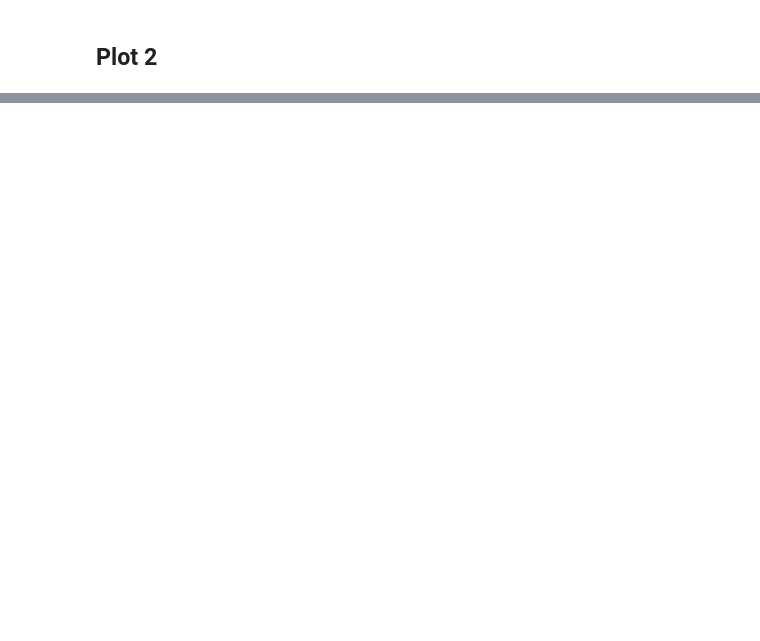
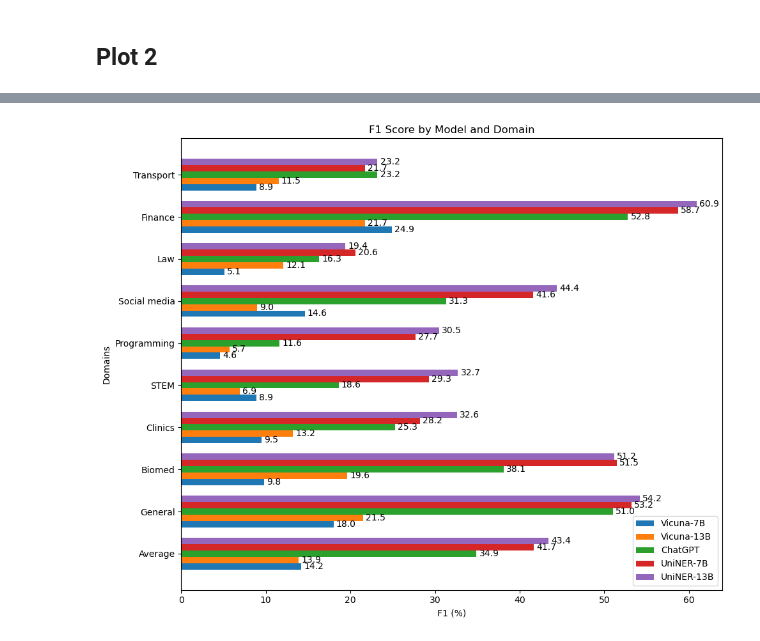
Before and after one commit to HungChau/visualizers, a Jupyter notebook: python_plots.ipynb, the cells around one changed output, grey strips where cells are left out. Cells and saved outputs as stored; diff of their text form; code cells hidden in the pictures; blank space fills up the shorter version.

```diff
--- a/python_plots.ipynb
+++ b/python_plots.ipynb
@@ -121,0 +119,57 @@ Error:
+# %%
+import matplotlib.pyplot as plt
+import numpy as np
+
+# Categories
+categories = ['Average', 'General', 'Biomed', 'Clinics', 'STEM', 'Programming', 'Social media', 'Law', 'Finance', 'Transport']
+
+# Data for each model (placeholders, replace with actual values from the image)
+vicuna_7b = [14.2, 18.0, 9.8, 9.5, 8.9, 4.6, 14.6, 5.1, 24.9, 8.9]
+vicuna_13b = [13.9, 21.5, 19.6, 13.2, 6.9, 5.7, 9.0, 12.1, 21.7, 11.5]
+chatgpt = [34.9, 51.0, 38.1, 25.3, 18.6, 11.6, 31.3, 16.3, 52.8, 23.2]
+uniner_7b = [41.7, 53.2, 51.5, 28.2, 29.3, 27.7, 41.6, 20.6, 58.7, 21.7]
+uniner_13b = [43.4, 54.2, 51.2, 32.6, 32.7, 30.5, 44.4, 19.4, 60.9, 23.2]
+
+# Y locations of the groups
+ind = np.arange(len(categories))
+height = 0.15
+
+fig, ax = plt.subplots(figsize=(10, 8))
+
+# Plotting data
+rects1 = ax.barh(ind - height*2, vicuna_7b, height, label='Vicuna-7B')
+rects2 = ax.barh(ind - height, vicuna_13b, height, label='Vicuna-13B')
+rects3 = ax.barh(ind, chatgpt, height, label='ChatGPT')
+rects4 = ax.barh(ind + height, uniner_7b, height, label='UniNER-7B')
+rects5 = ax.barh(ind + height*2, uniner_13b, height, label='UniNER-13B')
+
+# Adding text for labels, title, and custom y-axis tick labels, etc.
+ax.set_ylabel('Domains')
+ax.set_xlabel('F1 (%)')
+ax.set_title('F1 Score by Model and Domain')
+ax.set_yticks(ind)
+ax.set_yticklabels(categories)
+ax.legend()
+
+# Adding the text with the percentage values
+def autolabel(rects):
+    for rect in rects:
+        width = rect.get_width()
+        ax.annotate('{}'.format(width),
+                    xy=(width, rect.get_y() + rect.get_height() / 2),
+                    xytext=(3, 0),  # 3 points horizontal offset
+                    textcoords="offset points",
+                    ha='left', va='center')
+
+# Call the function to add labels
+autolabel(rects1)
+autolabel(rects2)
+autolabel(rects3)
+autolabel(rects4)
+autolabel(rects5)
+
+plt.tight_layout()
+
+plt.show()
+# %% [output]
+[figure, added]
```
Also changed, not shown: parts of 3 cells of this notebook.
